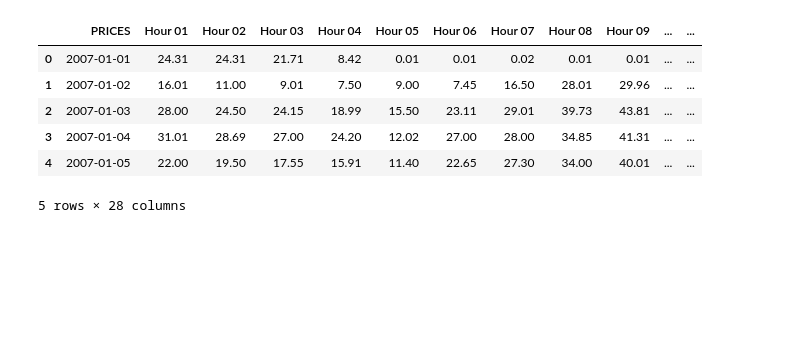
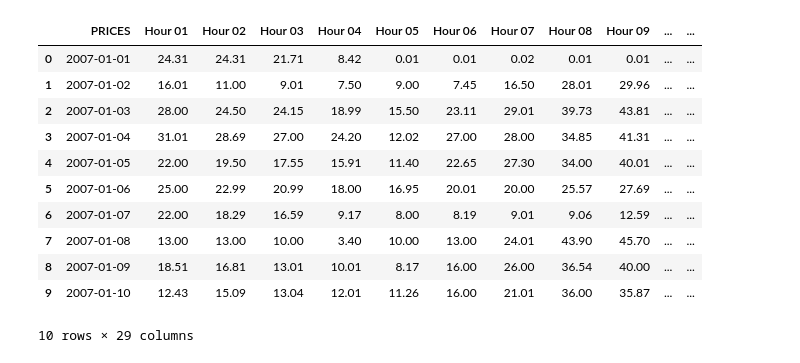
Before and after one commit to aeli3/RL-Project-2024, a Jupyter notebook: SmartGridEnv.ipynb, the cells around one changed output. Saved outputs shown, nothing was run; the diff lists cells and outputs as text; code cells hidden in the pictures; blank space fills up the shorter version.

```diff
--- a/SmartGridEnv.ipynb
+++ b/SmartGridEnv.ipynb
@@ -13,19 +13,30 @@ import pandas as pd
 np.random.seed(7)
 random.seed(7)
 # %%
+def add_features(df):
+    df['month'] = df['PRICES'].dt.month - 1
+    df['day'] = df['PRICES'].dt.day - 1
+    df['year'] = df['PRICES'].dt.year
+    df['isweekend'] = df['PRICES'].dt.dayofweek > 4
+    df['isweekend'] = df['isweekend'].astype(int)
+    return df
+
 train = pd.read_excel("train.xlsx", parse_dates=['PRICES'])
-train['month'] = train['PRICES'].dt.month - 1
-train['day'] = train['PRICES'].dt.day - 1
-train['year'] = train['PRICES'].dt.year
-train.head()
+train = add_features(train)
+train.head(10)
 # %% [output]
 |  | PRICES | Hour 01 | Hour 02 | Hour 03 | Hour 04 | Hour 05 | Hour 06 | Hour 07 | Hour 08 | Hour 09 | ... | ... |
 | 0 | 2007-01-01 | 24.31 | 24.31 | 21.71 | 8.42 | 0.01 | 0.01 | 0.02 | 0.01 | 0.01 | ... | ... |
 | 1 | 2007-01-02 | 16.01 | 11.00 | 9.01 | 7.50 | 9.00 | 7.45 | 16.50 | 28.01 | 29.96 | ... | ... |
 | 2 | 2007-01-03 | 28.00 | 24.50 | 24.15 | 18.99 | 15.50 | 23.11 | 29.01 | 39.73 | 43.81 | ... | ... |
 | 3 | 2007-01-04 | 31.01 | 28.69 | 27.00 | 24.20 | 12.02 | 27.00 | 28.00 | 34.85 | 41.31 | ... | ... |
 | 4 | 2007-01-05 | 22.00 | 19.50 | 17.55 | 15.91 | 11.40 | 22.65 | 27.30 | 34.00 | 40.01 | ... | ... |
+| 5 | 2007-01-06 | 25.00 | 22.99 | 20.99 | 18.00 | 16.95 | 20.01 | 20.00 | 25.57 | 27.69 | ... | ... |
+| 6 | 2007-01-07 | 22.00 | 18.29 | 16.59 | 9.17 | 8.00 | 8.19 | 9.01 | 9.06 | 12.59 | ... | ... |
+| 7 | 2007-01-08 | 13.00 | 13.00 | 10.00 | 3.40 | 10.00 | 13.00 | 24.01 | 43.90 | 45.70 | ... | ... |
+| 8 | 2007-01-09 | 18.51 | 16.81 | 13.01 | 10.01 | 8.17 | 16.00 | 26.00 | 36.54 | 40.00 | ... | ... |
+| 9 | 2007-01-10 | 12.43 | 15.09 | 13.04 | 12.01 | 11.26 | 16.00 | 21.01 | 36.00 | 35.87 | ... | ... |
-5 rows × 28 columns
+10 rows × 29 columns
 # %%
 class SmartGridEnv(gym.Env):
     def __init__(self, price_data, battery_capacity=50, max_power=25, efficiency=0.9):
```
Also changed, not shown: parts of 4 cells of this notebook.
